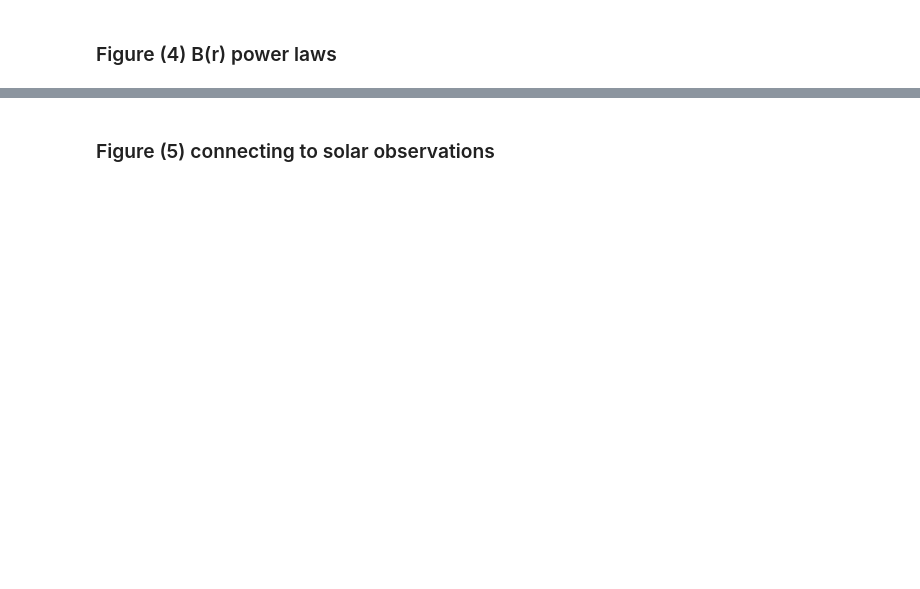
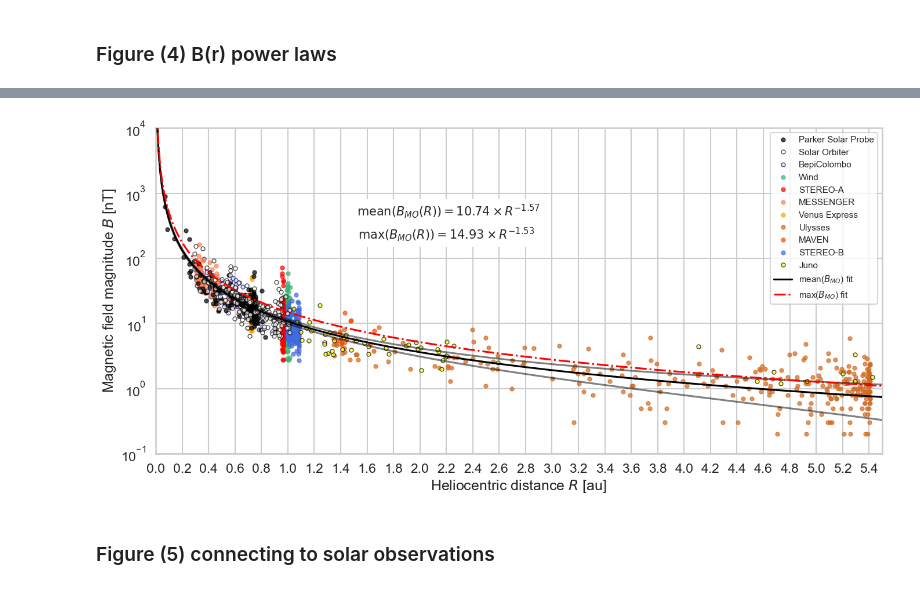
Before and after one commit to cmoestl/icmecat_paper_2025, a Jupyter notebook: moestl_icmecat_results.ipynb, the cells around one changed output, grey strips where cells are left out. Drawn from its saved outputs; the diff is of its cells as text; code cells hidden in the pictures; blank space fills up the shorter version.

```diff
--- a/moestl_icmecat_results.ipynb
+++ b/moestl_icmecat_results.ipynb
@@ -1001,3 +978,58 @@ plt.savefig('results/fig4_br_mo.pdf', dpi=150,bbox_inches='tight')
+# %%
+sns.set_context("talk")
+sns.set_style('whitegrid')
+
+###############################################################################
+fig=plt.figure(3,figsize=(14,7),dpi=100)
+
+##############################################################################
+ax=plt.subplot(111)
+#plt.title('ICMECAT mean magnetic field in the magnetic obstacle')
+ax.set_xlabel('Heliocentric distance $R$ [au]')
+ax.set_ylabel('Magnetic field magnitude $B$ [nT]')
+
+ax.plot(ic.mo_sc_heliodistance[ipsp],ic.mo_bmean[ipsp],'o',c='black', alpha=al,ms=ms, label='Parker Solar Probe',zorder=3)
+ax.plot(ic.mo_sc_heliodistance[isol],ic.mo_bmean[isol],'o',c='black', markerfacecolor='white',alpha=al,ms=ms, label='Solar Orbiter',zorder=3)
+ax.plot(ic.mo_sc_heliodistance[ibep],ic.mo_bmean[ibep],'o',c='darkblue',markerfacecolor='lightgrey', alpha=al,ms=ms,label='BepiColombo')
+ax.plot(ic.mo_sc_heliodistance[iwin],ic.mo_bmean[iwin],'o',c='mediumseagreen', alpha=al,ms=ms,label='Wind')
+ax.plot(ic.mo_sc_heliodistance[ista],ic.mo_bmean[ista],'o',c='red', alpha=al,ms=ms, label='STEREO-A')
+
+ax.plot(ic.mo_sc_heliodistance[imes],ic.mo_bmean[imes],'o',c='coral', alpha=al,ms=ms,label='MESSENGER')
+ax.plot(ic.mo_sc_heliodistance[ivex],ic.mo_bmean[ivex],'o',c='orange', alpha=al,ms=ms,label='Venus Express')
+ax.plot(ic.mo_sc_heliodistance[iuly],ic.mo_bmean[iuly],'o',c='chocolate', alpha=al,ms=ms, label='Ulysses')
+ax.plot(ic.mo_sc_heliodistance[imav],ic.mo_bmean[imav],'o',c='orangered', alpha=al,ms=ms, label='MAVEN')
+ax.plot(ic.mo_sc_heliodistance[istb],ic.mo_bmean[istb],'o',c='royalblue', alpha=al,ms=ms, label='STEREO-B')
+ax.plot(ic.mo_sc_heliodistance[ijun],ic.mo_bmean[ijun],'o', c='black',markerfacecolor='yellow', alpha=al,ms=ms, label='Juno')
+
+au_axis=np.arange(0,5.5,0.2)
+ax.set_xticks(au_axis)
+#ax3.tick_params(axis="x", labelsize=12)
+ax.set_xlim([0,5.5])
+
+ax.set_ylim([1e-1,1*1e4])
+ax.set_yscale('log')
+
+########### plot fits
+ax.plot(fitx,powerlaw(fitx,param[0],param[1]),'-k', zorder=5, label='mean($B_{MO}$) fit')
+#with errors 2 std
+ax.plot(fitx,powerlaw(fitx,param[0]-2*perr[0],fit_lm[0][1])-2*perr[0],'-k',alpha=0.5, zorder=5)
+ax.plot(fitx,powerlaw(fitx,param[0]+2*perr[0],fit_lm[0][1])+2*perr[0],'-k',alpha=0.5, zorder=5)
+
+ax.plot(fitx,powerlaw(fitx,param2[0],param2[1]),'-.r', zorder=5, label='max($B_{MO}$) fit')
+
+formulastring=r'$\mathrm{mean}(B_{MO}(R)) = '+str(np.round(param[0],2))+r' \times R^{'+str(np.round(param[1],2))+'}$'
+ax.annotate(formulastring,xy=(0.403,0.73),xycoords='axes fraction',fontsize=15,ha='center',bbox=dict(boxstyle='round', facecolor='white'))
+
+formulastring=r'$\mathrm{max}(B_{MO}(R)) = '+str(np.round(param2[0],2))+r' \times R^{'+str(np.round(param2[1],2))+'}$'
+ax.annotate(formulastring,xy=(0.4,0.66),xycoords='axes fraction',fontsize=15,ha='center',bbox=dict(boxstyle='round', facecolor='white'))
+
+ax.legend(loc=1,fontsize=11)
+plt.tight_layout()
+
+plt.savefig('results/fig4_br_mo.png', dpi=300,bbox_inches='tight')
+plt.savefig('results/fig4_br_mo.pdf', dpi=300,bbox_inches='tight')
+# %% [output]
+[figure, added]
 # %% [markdown]
 ### Figure (5) connecting to solar observations
 # %%
```
Also changed, not shown: parts of 13 cells of this notebook, 1 other file.
